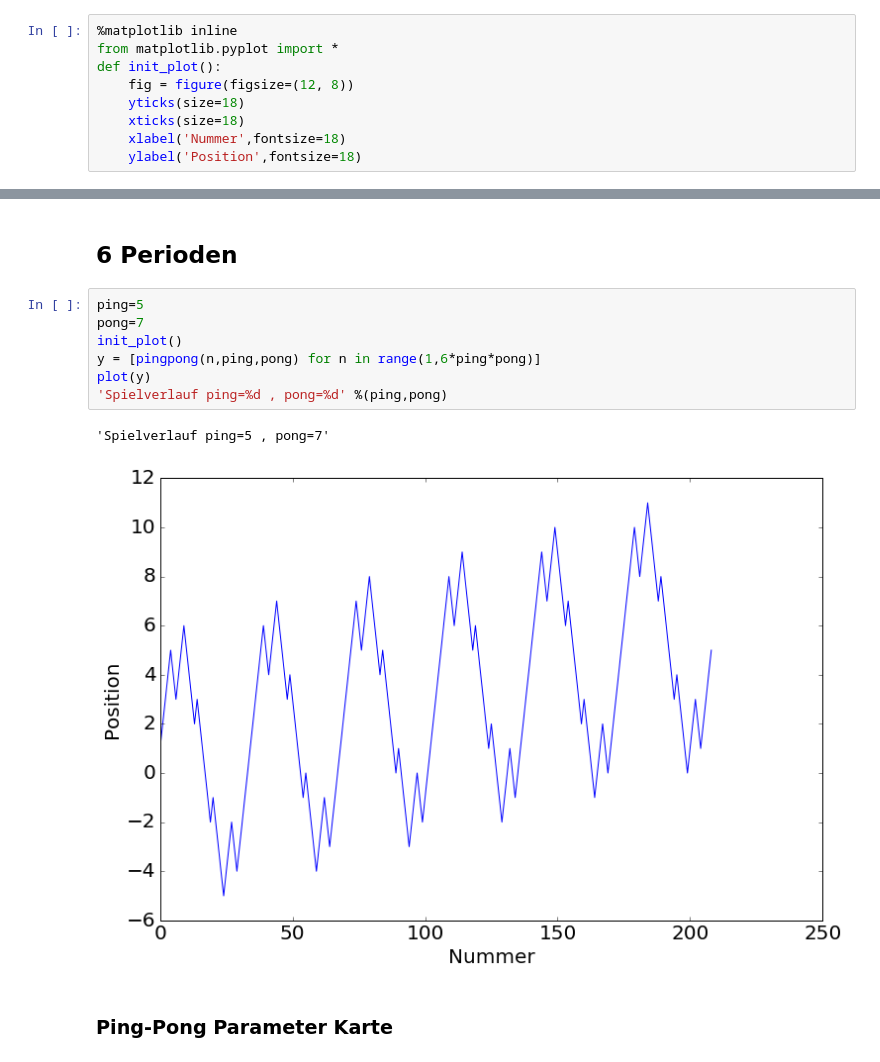
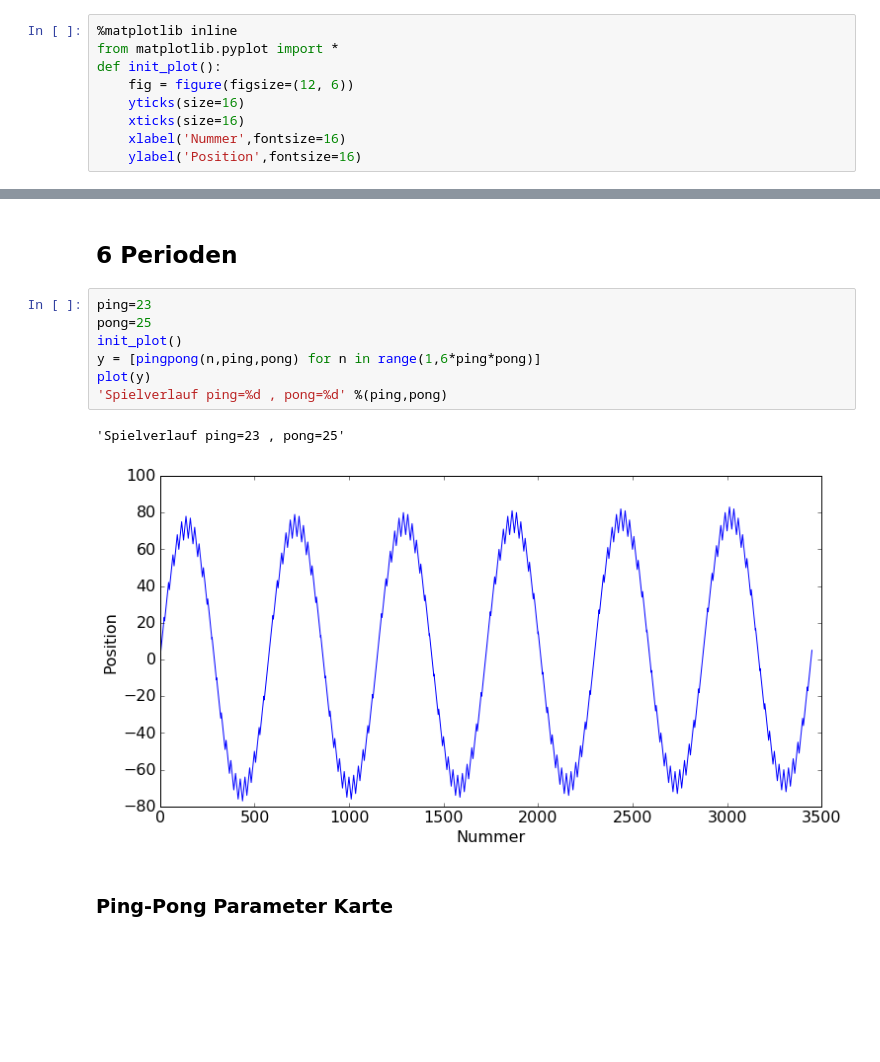
Before and after one commit to mgje/PIUMP, a Jupyter notebook: GDM2016/Ping_Pong.ipynb, the cells around one changed output, grey strips where cells are left out. Saved outputs shown, nothing was run; the diff lists cells and outputs as text; blank space fills up the shorter version.

```diff
--- a/GDM2016/Ping_Pong.ipynb
+++ b/GDM2016/Ping_Pong.ipynb
@@ -63,11 +65,11 @@ print y
 %matplotlib inline
 from matplotlib.pyplot import *
 def init_plot():
-    fig = figure(figsize=(12, 8))
-    yticks(size=18)
-    xticks(size=18)
-    xlabel('Nummer',fontsize=18)
-    ylabel('Position',fontsize=18)
+    fig = figure(figsize=(12, 6))
+    yticks(size=16)
+    xticks(size=16)
+    xlabel('Nummer',fontsize=16)
+    ylabel('Position',fontsize=16)
 # %%
 init_plot()
 plot(y)
@@ -102,15 +104,15 @@ plot(y)
 # %% [markdown]
 ## 6 Perioden
 # %%
-ping=5
-pong=7
+ping=23
+pong=25
 init_plot()
 y = [pingpong(n,ping,pong) for n in range(1,6*ping*pong)]
 plot(y)
 'Spielverlauf ping=%d , pong=%d' %(ping,pong)
 # %% [output]
-'Spielverlauf ping=5 , pong=7'
+'Spielverlauf ping=23 , pong=25'
-[figure, old version]
+[figure, new version]
 # %% [markdown]
 ### Ping-Pong Parameter Karte
 # %%
```
Also changed, not shown: parts of 10 cells of this notebook.
